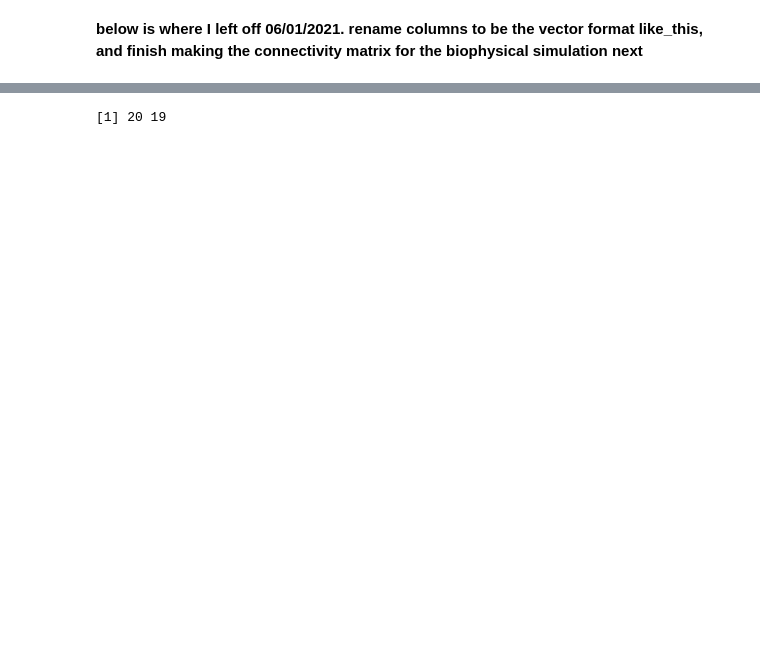
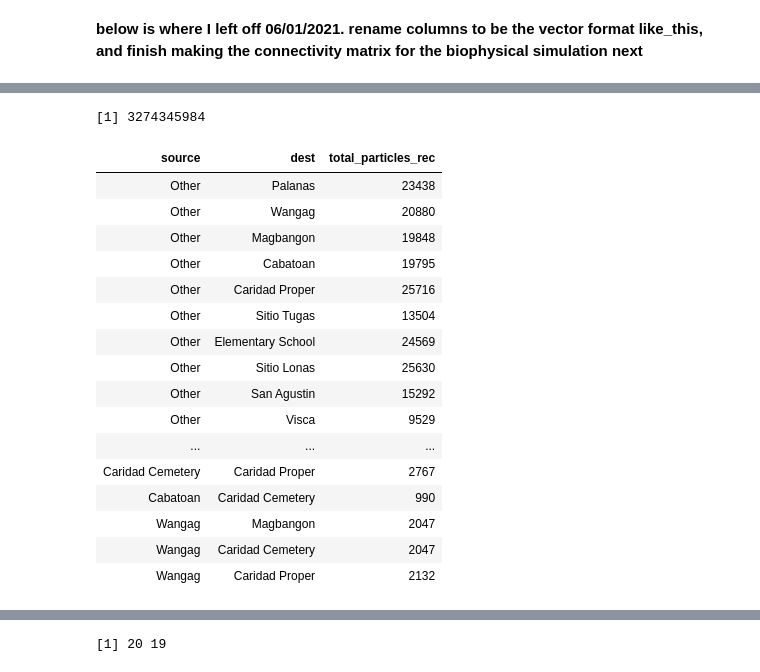
Before and after one commit to pinskylab/CamotesROMS, a Jupyter notebook: notebooks/optimize_ROMS_sampling.ipynb, the cells around one changed output, grey strips where cells are left out. Saved outputs shown, nothing was run; the diff lists cells and outputs as text; code cells hidden in the pictures; blank space fills up the shorter version.

```diff
--- a/notebooks/optimize_ROMS_sampling.ipynb
+++ b/notebooks/optimize_ROMS_sampling.ipynb
@@ -24,12 +24,12 @@ setnames(PropSamp, c("PropAnemSamp", "TotalAnems"), c("prop_anem_samp", "total_a
 #read in the ROMS simulation connectivity table with metadata, not yet subsetted (*but check this)
 DateJoin <- fread(file="~/oceanography/script_output/ROMSDataTables/LongFormConnWithProbs.csv")
 setnames(DateJoin, c("YearSampled", "SurvWeight", "Dest", "DestNOffsAnnual", "DestPropSamp", "DestTotalAnems", "Source", "SourceNOffsAnnual", "SourcePropSamp", "SourceTotalAnems", "SimMonth", "SimDay", "SimYear", "SimMonsoon", "DailyParticles", "ParticleID", "SourceSize"),
-        c("year_sampled", "surv_weight", "dest", "dest_n_rec_annual", "dest_prop_samp", "dest_total_anems", "source", "source_n_rec_annual", "source_prop_samp", "source_total_anems", "sim_month", "sim_day", "sim_year", "sim_monsoon", "daily_particles", "particle_id", "source_size"))
+        c("year_sampled", "surv_weight", "dest", "dest_n_rec_annual", "dest_prop_samp", "dest_total_anems", "source", "source_n_rec_annual", "source_prop_samp", "source_total_anems", "sim_month", "sim_day", "sim_year", "sim_monsoon", "daily_particles_rec", "particle_id", "source_size"))
 
 #add in the numbers of particles seeded at each site
 SeededParticles <- fread("~/oceanography/ROMS/data/Particles_Per_Release_Site_Renamed.csv")
 setnames(SeededParticles,c("source", "particles_released_daily"))
-DateJoin <- SeededParticles[DateJoin, on="source"]
+DateJoin <- SeededParticles[DateJoin, on="source"][, particles_released_daily := as.numeric(particles_released_daily)]
 
 #make vectors defining sites we didn't sample, but that are in the model, and the sandflats specifically
 unsampled_sites <- c("SF1", "SF2", "SF3", "SF4", "SF5", "SF6", "Pangasugan", "Other", "CAI")
@@ -104,0 +143,4 @@ AllPossibleConn[, total_source_normalized_recruitment := sum(daily_particles)/su
+# %%
+4497728 *728
+# %% [output]
+[1] 3274345984
@@ -104,0 +149,22 @@ AllPossibleConn[, total_source_normalized_recruitment := sum(daily_particles)/su
+# %%
+unique(AllPossibleConn, by = c("source", "dest", "date"))[ #Unique() is important because the table is long form, so repeat rows for source/dest/date combos for each particle!
+    , total_particles_rec := sum(daily_particles_rec), by= c("source", "dest")][# sum the total number of particles recruiting for each source/dest
+    , c("source", "dest", "total_particles_rec")]
+# %% [output]
+| source | dest | total_particles_rec |
+| Other | Palanas | 23438 |
+| Other | Wangag | 20880 |
+| Other | Magbangon | 19848 |
+| Other | Cabatoan | 19795 |
+| Other | Caridad Proper | 25716 |
+| Other | Sitio Tugas | 13504 |
+| Other | Elementary School | 24569 |
+| Other | Sitio Lonas | 25630 |
+| Other | San Agustin | 15292 |
+| Other | Visca | 9529 |
+| ... | ... | ... |
+| Caridad Cemetery | Caridad Proper | 2767 |
+| Cabatoan | Caridad Cemetery | 990 |
+| Wangag | Magbangon | 2047 |
+| Wangag | Caridad Cemetery | 2047 |
+| Wangag | Caridad Proper | 2132 |
```
Also changed, not shown: parts of 17 cells of this notebook.
